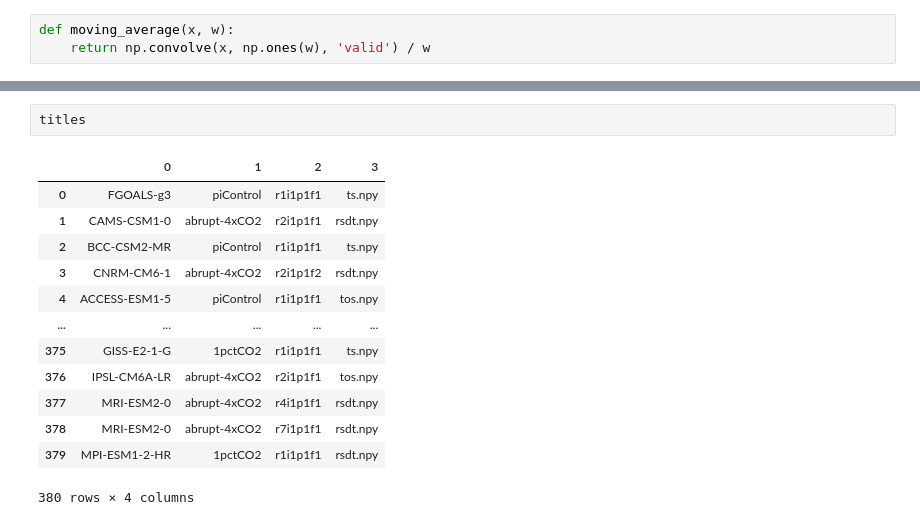
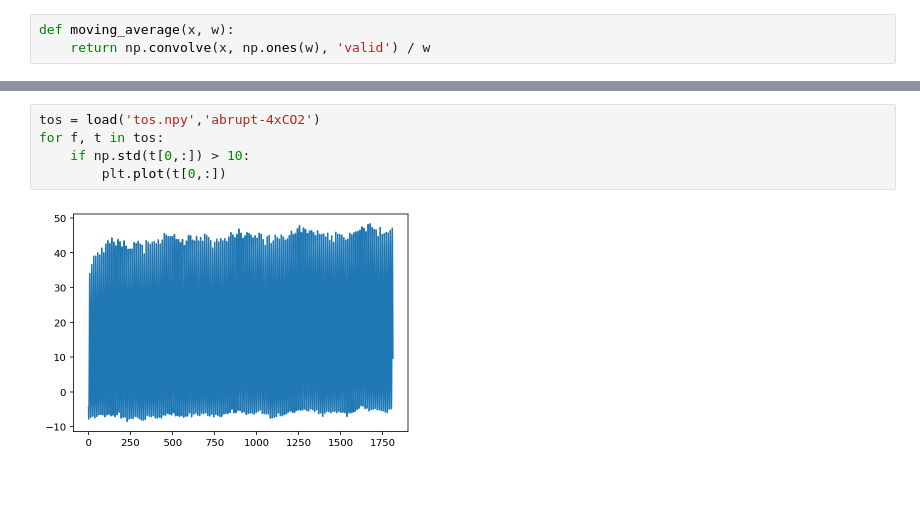
Before and after one commit to galenphall/pangeo_tests, a Jupyter notebook: analysis.ipynb, the cells around one changed output, grey strips where cells are left out. Cells and saved outputs as stored; diff of their text form; blank space fills up the shorter version.

```diff
--- a/analysis.ipynb
+++ b/analysis.ipynb
@@ -79,16 +77,7 @@ titles
-# %%
-titles
-# %% [output]
-|  | 0 | 1 | 2 | 3 |
-| 0 | FGOALS-g3 | piControl | r1i1p1f1 | ts.npy |
-| 1 | CAMS-CSM1-0 | abrupt-4xCO2 | r2i1p1f1 | rsdt.npy |
-| 2 | BCC-CSM2-MR | piControl | r1i1p1f1 | ts.npy |
-| 3 | CNRM-CM6-1 | abrupt-4xCO2 | r2i1p1f2 | rsdt.npy |
-| 4 | ACCESS-ESM1-5 | piControl | r1i1p1f1 | tos.npy |
-| ... | ... | ... | ... | ... |
-| 375 | GISS-E2-1-G | 1pctCO2 | r1i1p1f1 | ts.npy |
-| 376 | IPSL-CM6A-LR | abrupt-4xCO2 | r2i1p1f1 | tos.npy |
-| 377 | MRI-ESM2-0 | abrupt-4xCO2 | r4i1p1f1 | rsdt.npy |
-| 378 | MRI-ESM2-0 | abrupt-4xCO2 | r7i1p1f1 | rsdt.npy |
-| 379 | MPI-ESM1-2-HR | 1pctCO2 | r1i1p1f1 | rsdt.npy |
-380 rows × 4 columns
+# %%
+tos = load('tos.npy','abrupt-4xCO2')
+for f, t in tos:
+    if np.std(t[0,:]) > 10:
+        plt.plot(t[0,:])
+# %% [output]
+[figure, added]
```
Also changed, not shown: parts of 6 cells of this notebook, 28 other files.
